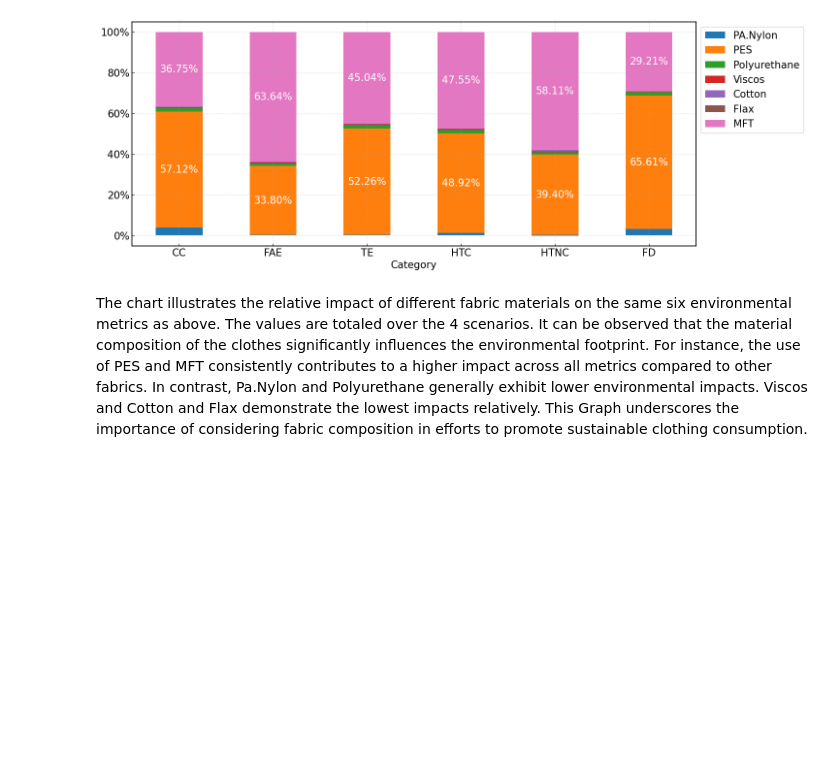
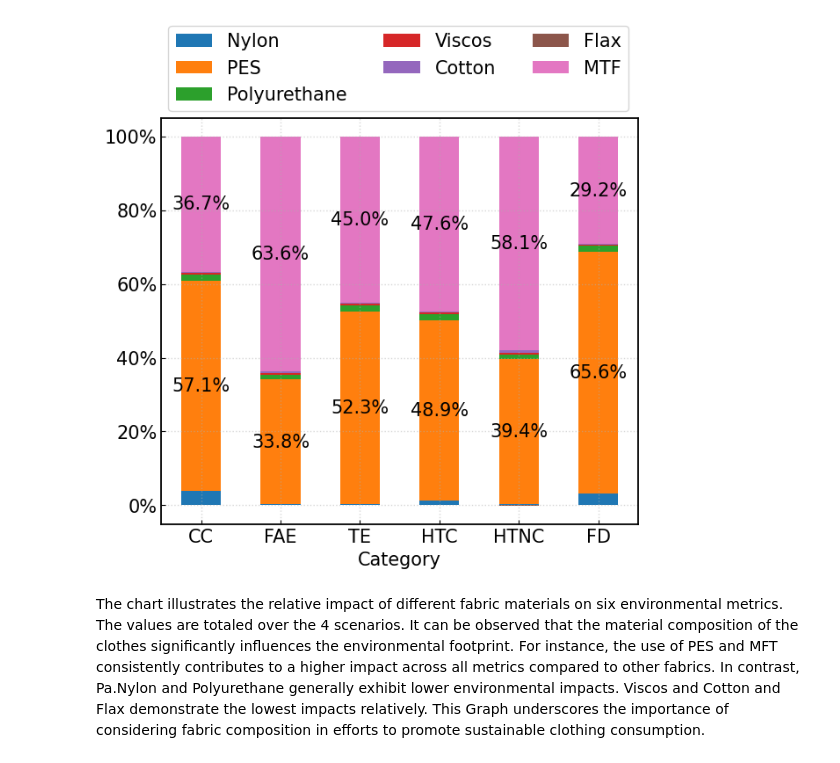
Before and after one commit to emilbreustedt/AWSI, a Jupyter notebook: emissions/graphs.ipynb, the cells around one changed output. Drawn from its saved outputs; the diff is of its cells as text; code cells hidden in the pictures; blank space fills up the shorter version.

```diff
--- a/emissions/graphs.ipynb
+++ b/emissions/graphs.ipynb
@@ -36,14 +36,9 @@ df = df[df.Category.isin(["Climate change, incl biogenic carbon",
 "Human toxicity, cancer",
 "Human toxicity, non-cancer",
 "Fossil depletion"])].reset_index()
-
-# Uncomment this to get the graph with 10 categories
-# df = df.nlargest(10, 'Initial_PA.Nylon').reset_index()
-
-#df.Category = df.Category.str.replace(',', '')
-#df.Category = df.Category.str.replace('.', '')
-
-df.Category = df.Category + "\nin " + df.Unit
+# Rename Categories
+df.Category = df.Category.str.replace(',', '\n')
+df.Category = df.Category + " in " + df.Unit
 # %%
 materials = [string.rsplit("_", 1)[1] for string in df.columns[list(range(2, len(df.columns)-1, 8))]]
 cases = [string.rsplit("_", 1)[0] for string in df.columns[list(range(2, 9, 2))]]
@@ -140,12 +133,7 @@ def apply_plot_layout(ax,Grid=True):
 # total_sums.sort_values(by=['col1'])
 nrows = 3
 ncols = 2
-if nrows == 5:
-    figsize = (14, 25)
-else:
-    figsize = (14, 15)
-
-fig, axes = plt.subplots(nrows=nrows, ncols=ncols, figsize=figsize)
+fig, axes = plt.subplots(nrows=nrows, ncols=ncols, figsize=(14, 16))
 i = 0
 for row in range(nrows):
     for col in range(ncols):
@@ -177,18 +165,18 @@ The chart highlights the significant impact that different sales strategies can
 # %%
 materials_sum.Category = ["CC", "FAE", "TE", "HTC", "HTNC", "FD"]
-ax = materials_sum.plot.bar(stacked = True, x = "Category", rot=0, figsize=(15,6))
+ax = materials_sum.plot.bar(stacked = True, x = "Category", rot=0, figsize=(7,6))
 ax.yaxis.set_major_formatter(mtick.PercentFormatter())
-ax.legend(bbox_to_anchor=(1.0, 1.0))
+ax.legend(bbox_to_anchor=(1., 1.25), ncol=3)
 apply_plot_layout(ax)
 
-labels = [f'{i/100:.2%}' if i >= 4 else "" for i in materials_sum.iloc[:, 1:].to_numpy().flatten(order='F')]
-# TODO sort by size
+labels = [f'{i/100:.1%}' if i >= 4 else "" for i in materials_sum.iloc[:, 1:].to_numpy().flatten(order='F')]
+
 for i, patch in enumerate(ax.patches):
     x, y = patch.get_xy()
     x += patch.get_width() / 2
     y += patch.get_height() / 2
-    ax.annotate(labels[i], (x, y), ha='center', va='center', c='white')
+    ax.annotate(labels[i], (x, y), ha='center', va='center', c='black')
 # %% [output]
-[figure, old version]
+[figure, new version]
 # %% [markdown]
-The chart illustrates the relative impact of different fabric materials on the same six environmental metrics as above. The values are totaled over the 4 scenarios. It can be observed that the material composition of the clothes significantly influences the environmental footprint. For instance, the use of PES and MFT consistently contributes to a higher impact across all metrics compared to other fabrics. In contrast, Pa.Nylon and Polyurethane generally exhibit lower environmental impacts. Viscos and Cotton and Flax demonstrate the lowest impacts relatively. This Graph underscores the importance of considering fabric composition in efforts to promote sustainable clothing consumption.
+The chart illustrates the relative impact of different fabric materials on six environmental metrics. The values are totaled over the 4 scenarios. It can be observed that the material composition of the clothes significantly influences the environmental footprint. For instance, the use of PES and MFT consistently contributes to a higher impact across all metrics compared to other fabrics. In contrast, Pa.Nylon and Polyurethane generally exhibit lower environmental impacts. Viscos and Cotton and Flax demonstrate the lowest impacts relatively. This Graph underscores the importance of considering fabric composition in efforts to promote sustainable clothing consumption.
```
Also changed, not shown: parts of 5 cells of this notebook.
